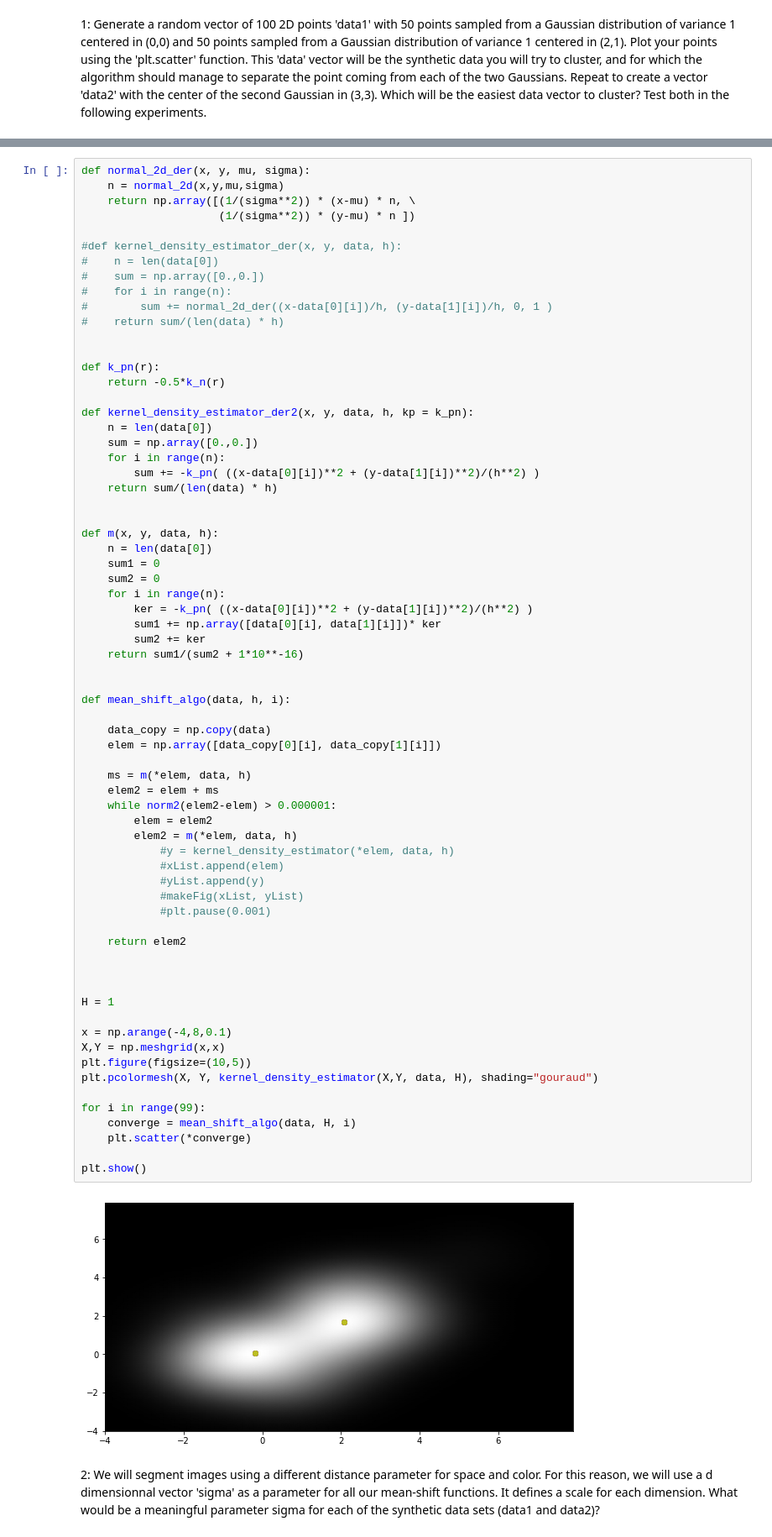
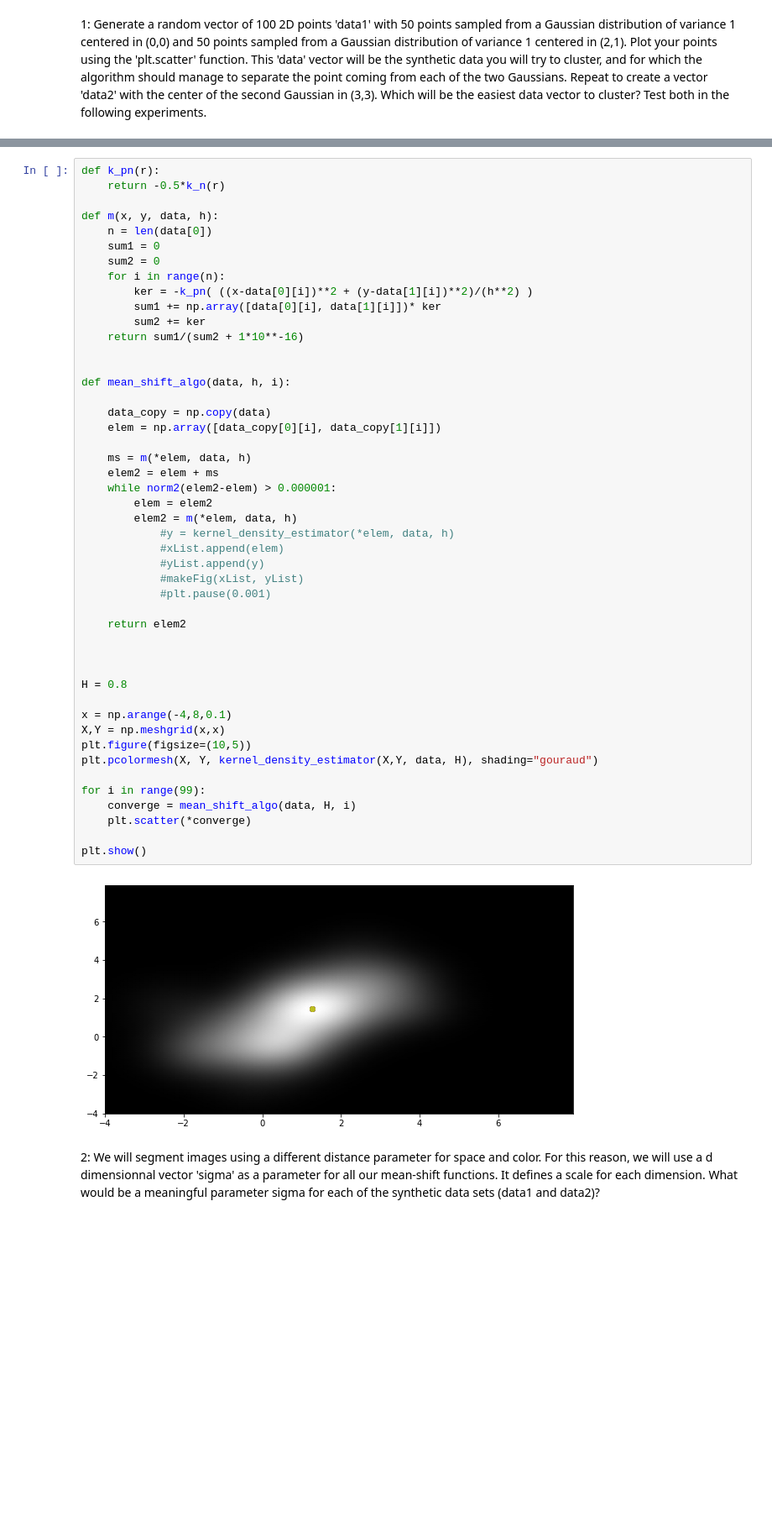
Before and after one commit to LouisLesueur/Illumination_project, a Jupyter notebook: mean_shift_TP.ipynb, the cells around one changed output, grey strips where cells are left out. Shown: that part at 84% size. Drawn from its saved outputs; the diff is of its cells as text; blank space fills up the shorter version.

```diff
--- a/mean_shift_TP.ipynb
+++ b/mean_shift_TP.ipynb
@@ -123,27 +115,6 @@ plt.show()
 # %%
-def normal_2d_der(x, y, mu, sigma):
-    n = normal_2d(x,y,mu,sigma)
-    return np.array([(1/(sigma**2)) * (x-mu) * n, \
-                     (1/(sigma**2)) * (y-mu) * n ])
-
-#def kernel_density_estimator_der(x, y, data, h):
-#    n = len(data[0])
-#    sum = np.array([0.,0.])
-#    for i in range(n):
-#        sum += normal_2d_der((x-data[0][i])/h, (y-data[1][i])/h, 0, 1 )
-#    return sum/(len(data) * h)
-
-
 def k_pn(r):
     return -0.5*k_n(r)
-
-def kernel_density_estimator_der2(x, y, data, h, kp = k_pn):
-    n = len(data[0])
-    sum = np.array([0.,0.])
-    for i in range(n):
-        sum += -k_pn( ((x-data[0][i])**2 + (y-data[1][i])**2)/(h**2) )
-    return sum/(len(data) * h)
-
 
 def m(x, y, data, h):
     n = len(data[0])
@@ -161,35 +132,35 @@ def mean_shift_algo(data, h, i):
     data_copy = np.copy(data)
     elem = np.array([data_copy[0][i], data_copy[1][i]])
 
     ms = m(*elem, data, h)
     elem2 = elem + ms
     while norm2(elem2-elem) > 0.000001:
         elem = elem2
         elem2 = m(*elem, data, h)
             #y = kernel_density_estimator(*elem, data, h)
             #xList.append(elem)
             #yList.append(y)
             #makeFig(xList, yList)
             #plt.pause(0.001)
 
     return elem2
 
 
 
-H = 1
+H = 0.8
 
 x = np.arange(-4,8,0.1)
 X,Y = np.meshgrid(x,x)
 plt.figure(figsize=(10,5))
 plt.pcolormesh(X, Y, kernel_density_estimator(X,Y, data, H), shading="gouraud")
 
 for i in range(99):
     converge = mean_shift_algo(data, H, i)
     plt.scatter(*converge)
 
 plt.show()
 # %% [output]
-[figure, old version]
+[figure, new version]
 # %% [markdown]
 2: We will segment images using a different distance parameter for space and color. For this reason, we will use a d dimensionnal vector 'sigma' as a parameter for all our mean-shift functions. It defines a scale for each dimension. What would be a meaningful parameter sigma for each of the synthetic data sets (data1 and data2)?
 # %% [markdown]
```
Also changed, not shown: parts of 2 cells of this notebook.
